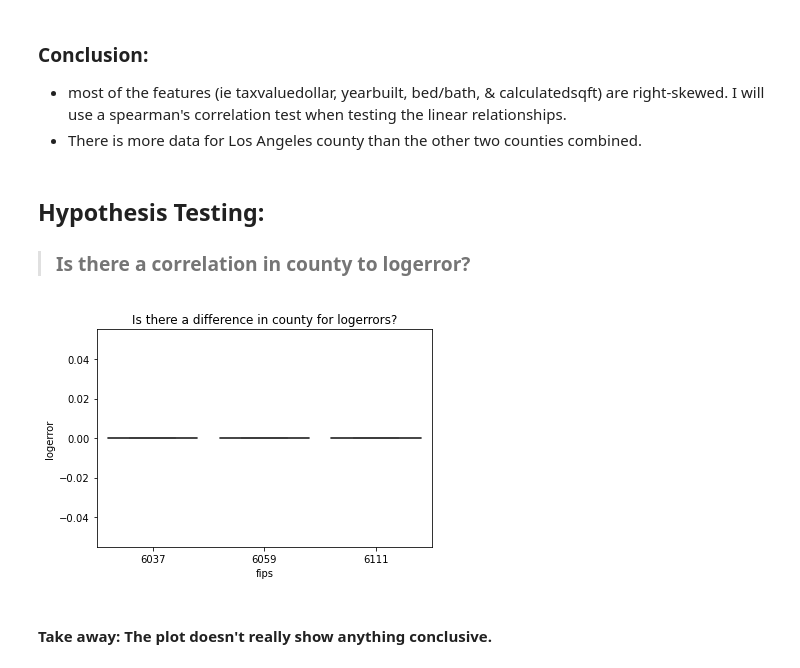
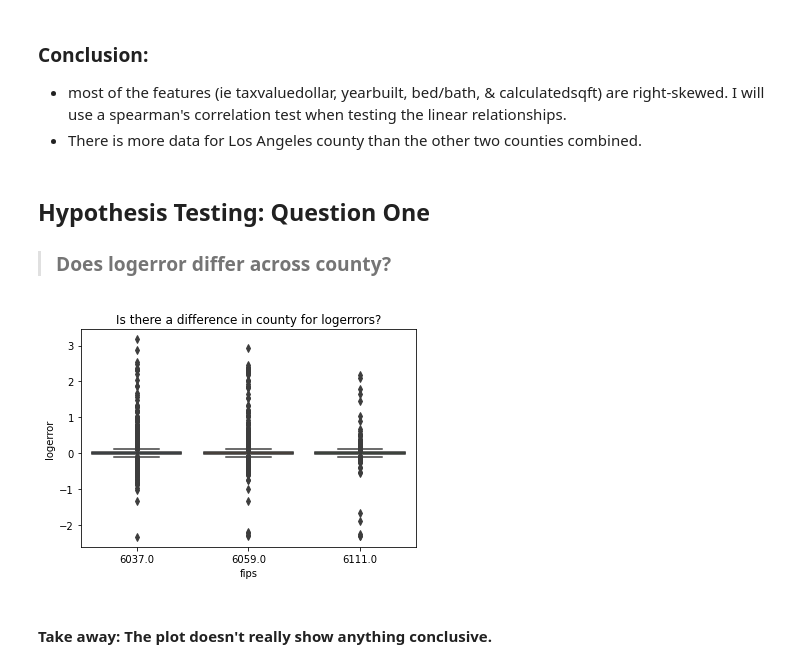
Before and after one commit to jeneyring/Clustering-Final-Project, a Jupyter notebook: Scratchpad.ipynb, the cells around one changed output. Cells and saved outputs as stored; diff of their text form; code cells hidden in the pictures.

```diff
--- a/Scratchpad.ipynb
+++ b/Scratchpad.ipynb
@@ -249,11 +249 @@ dtype: object
 - I will leave the object columns alone (and will one-hot-encode fips)
-# %%
-# Change all column data types to int64, reassign to df, and verify.
-
-df = df.astype('int')
-df.info()
-
-#creating a function to add to wrangle.py
-def dtypes(df):
-    df = df.astype('int')
-    return df
@@ -402,7 +374,7 @@ plt.hist(train.yearbuilt)
 Creating the outlier ranges:
 # %%
 def handle_outliers(df):
-    """Manually handle outliers that do not represent properties likely for 99% of buyers and zillow visitors"""
+    """Manually handle outliers that do not represent properties likely for the larger majority of buyers and zillow visitors"""
     #max/min of calculatedsqft
     df = df[df.calculatedfinishedsquarefeet <= 9_000]
     df = df[df.calculatedfinishedsquarefeet >= 200]
@@ -477,16 +449,15 @@ for col in train.columns:
 - most of the features (ie taxvaluedollar, yearbuilt, bed/bath, & calculatedsqft) are right-skewed. I will use a spearman's correlation test when testing the linear relationships.
 - There is more data for Los Angeles county than the other two counties combined.
 # %% [markdown]
-## Hypothesis Testing:
->### Is there a correlation in county to logerror?
+## Hypothesis Testing: Question One
+>### Does logerror differ across county?
 # %%
 #plotting fips to logerror
-sample = train.sample(50)
-sns.boxplot(sample.fips, sample.logerror)
+sns.boxplot(train.fips, train.logerror)
 plt.title("Is there a difference in county for logerrors?")
 plt.show()
 # %% [output]
-[figure, old version]
+[figure, new version]
 # %% [markdown]
 #### Take away: The plot doesn't really show anything conclusive.
 # %% [markdown]
```
Also changed, not shown: parts of 19 cells of this notebook.
